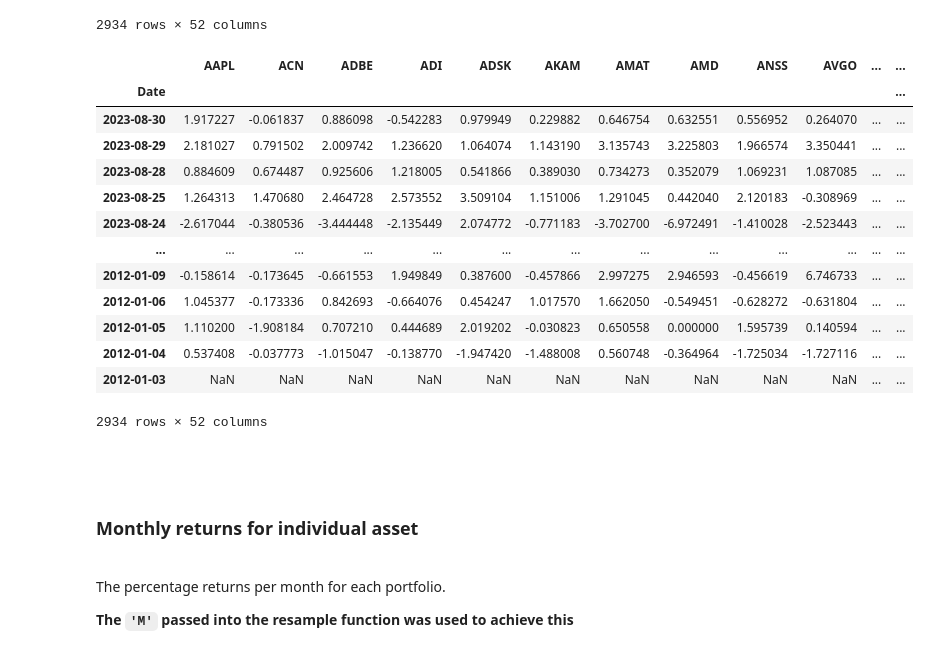
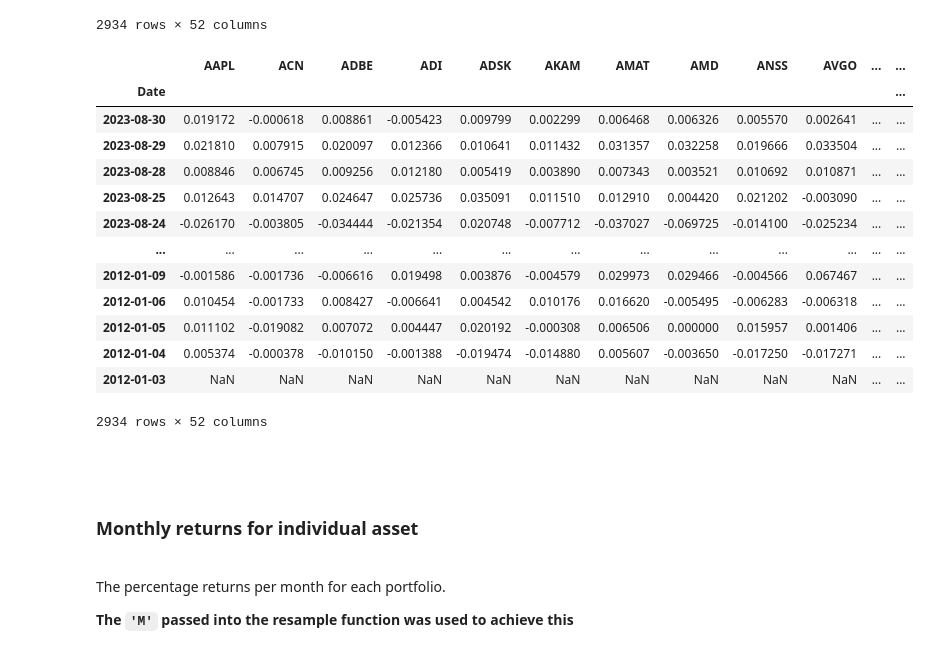
Before and after one commit to YinkaOlusola/stock_portfolio_project, a Jupyter notebook: notebook.ipynb, the cells around one changed output. Drawn from its saved outputs; the diff is of its cells as text; code cells hidden in the pictures.

```diff
--- a/notebook.ipynb
+++ b/notebook.ipynb
@@ -189,22 +191,22 @@ daily_returns
 # %%
 # This was written to view the dataframe from the current to the earliest dates, that is, reversing the order of the dataframe
 # And the multiplication by 100 was done to express the returns as percentages which is the required way to express them
 
-daily_returns = daily_returns.sort_values(['Date'], ascending=False).mul(100)
+daily_returns = daily_returns.sort_values(['Date'], ascending=False)#.mul(100)
 daily_returns
 # %% [output]
 |  | AAPL | ACN | ADBE | ADI | ADSK | AKAM | AMAT | AMD | ANSS | AVGO | ... | ... |
 | Date |  |  |  |  |  |  |  |  |  |  |  | ... |
-| 2023-08-30 | 1.917227 | -0.061837 | 0.886098 | -0.542283 | 0.979949 | 0.229882 | 0.646754 | 0.632551 | 0.556952 | 0.264070 | ... | ... |
-| 2023-08-29 | 2.181027 | 0.791502 | 2.009742 | 1.236620 | 1.064074 | 1.143190 | 3.135743 | 3.225803 | 1.966574 | 3.350441 | ... | ... |
-| 2023-08-28 | 0.884609 | 0.674487 | 0.925606 | 1.218005 | 0.541866 | 0.389030 | 0.734273 | 0.352079 | 1.069231 | 1.087085 | ... | ... |
-| 2023-08-25 | 1.264313 | 1.470680 | 2.464728 | 2.573552 | 3.509104 | 1.151006 | 1.291045 | 0.442040 | 2.120183 | -0.308969 | ... | ... |
-| 2023-08-24 | -2.617044 | -0.380536 | -3.444448 | -2.135449 | 2.074772 | -0.771183 | -3.702700 | -6.972491 | -1.410028 | -2.523443 | ... | ... |
+| 2023-08-30 | 0.019172 | -0.000618 | 0.008861 | -0.005423 | 0.009799 | 0.002299 | 0.006468 | 0.006326 | 0.005570 | 0.002641 | ... | ... |
+| 2023-08-29 | 0.021810 | 0.007915 | 0.020097 | 0.012366 | 0.010641 | 0.011432 | 0.031357 | 0.032258 | 0.019666 | 0.033504 | ... | ... |
+| 2023-08-28 | 0.008846 | 0.006745 | 0.009256 | 0.012180 | 0.005419 | 0.003890 | 0.007343 | 0.003521 | 0.010692 | 0.010871 | ... | ... |
+| 2023-08-25 | 0.012643 | 0.014707 | 0.024647 | 0.025736 | 0.035091 | 0.011510 | 0.012910 | 0.004420 | 0.021202 | -0.003090 | ... | ... |
+| 2023-08-24 | -0.026170 | -0.003805 | -0.034444 | -0.021354 | 0.020748 | -0.007712 | -0.037027 | -0.069725 | -0.014100 | -0.025234 | ... | ... |
 | ... | ... | ... | ... | ... | ... | ... | ... | ... | ... | ... | ... | ... |
-| 2012-01-09 | -0.158614 | -0.173645 | -0.661553 | 1.949849 | 0.387600 | -0.457866 | 2.997275 | 2.946593 | -0.456619 | 6.746733 | ... | ... |
-| 2012-01-06 | 1.045377 | -0.173336 | 0.842693 | -0.664076 | 0.454247 | 1.017570 | 1.662050 | -0.549451 | -0.628272 | -0.631804 | ... | ... |
-| 2012-01-05 | 1.110200 | -1.908184 | 0.707210 | 0.444689 | 2.019202 | -0.030823 | 0.650558 | 0.000000 | 1.595739 | 0.140594 | ... | ... |
-| 2012-01-04 | 0.537408 | -0.037773 | -1.015047 | -0.138770 | -1.947420 | -1.488008 | 0.560748 | -0.364964 | -1.725034 | -1.727116 | ... | ... |
+| 2012-01-09 | -0.001586 | -0.001736 | -0.006616 | 0.019498 | 0.003876 | -0.004579 | 0.029973 | 0.029466 | -0.004566 | 0.067467 | ... | ... |
+| 2012-01-06 | 0.010454 | -0.001733 | 0.008427 | -0.006641 | 0.004542 | 0.010176 | 0.016620 | -0.005495 | -0.006283 | -0.006318 | ... | ... |
+| 2012-01-05 | 0.011102 | -0.019082 | 0.007072 | 0.004447 | 0.020192 | -0.000308 | 0.006506 | 0.000000 | 0.015957 | 0.001406 | ... | ... |
+| 2012-01-04 | 0.005374 | -0.000378 | -0.010150 | -0.001388 | -0.019474 | -0.014880 | 0.005607 | -0.003650 | -0.017250 | -0.017271 | ... | ... |
 | 2012-01-03 | NaN | NaN | NaN | NaN | NaN | NaN | NaN | NaN | NaN | NaN | ... | ... |
 2934 rows × 52 columns
 # %% [markdown]
```
Also changed, not shown: parts of 40 cells of this notebook, 1 other file.
